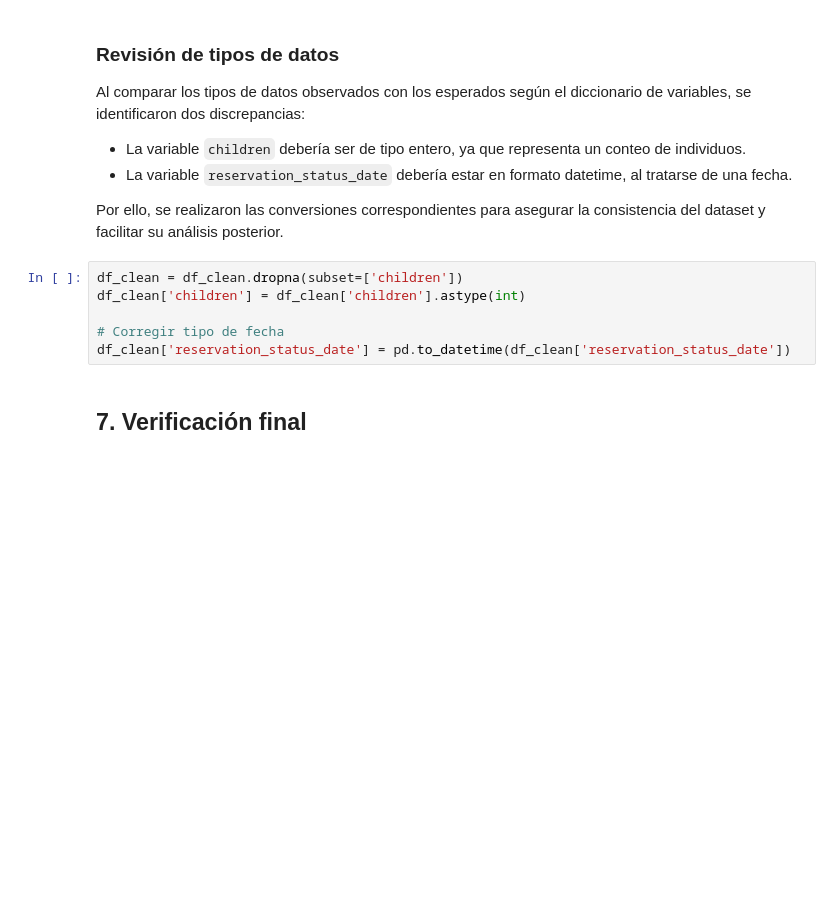
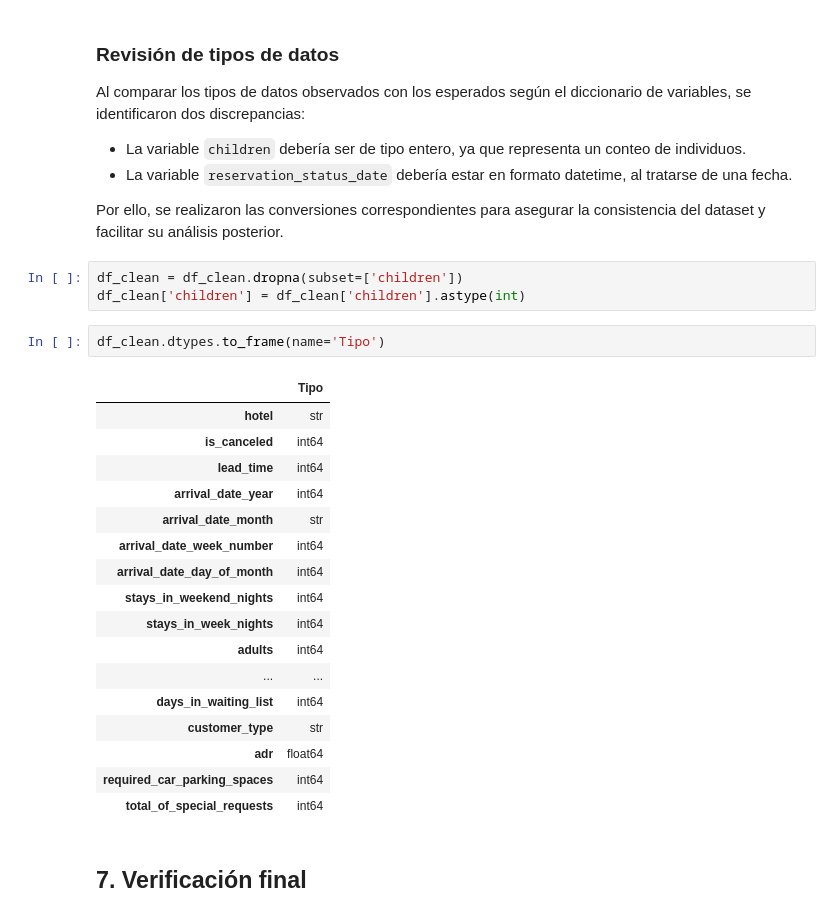
Before and after one commit to pucp-datanalytics/dp261-g2, a Jupyter notebook: notebooks/05_data_cleaning.ipynb, the cells around one changed output. Drawn from its saved outputs; the diff is of its cells as text; blank space fills up the shorter version.

```diff
--- a/notebooks/05_data_cleaning.ipynb
+++ b/notebooks/05_data_cleaning.ipynb
@@ -308,9 +317,26 @@ Por ello, se realizaron las conversiones correspondientes para asegurar la consi
 # %%
 df_clean = df_clean.dropna(subset=['children'])
 df_clean['children'] = df_clean['children'].astype(int)
-
-# Corregir tipo de fecha
-df_clean['reservation_status_date'] = pd.to_datetime(df_clean['reservation_status_date'])
+# %%
+df_clean.dtypes.to_frame(name='Tipo')
+# %% [output]
+|  | Tipo |
+| hotel | str |
+| is_canceled | int64 |
+| lead_time | int64 |
+| arrival_date_year | int64 |
+| arrival_date_month | str |
+| arrival_date_week_number | int64 |
+| arrival_date_day_of_month | int64 |
+| stays_in_weekend_nights | int64 |
+| stays_in_week_nights | int64 |
+| adults | int64 |
+| ... | ... |
+| days_in_waiting_list | int64 |
+| customer_type | str |
+| adr | float64 |
+| required_car_parking_spaces | int64 |
+| total_of_special_requests | int64 |
 # %% [markdown]
 ## 7. Verificación final
 # %%
```
Also changed, not shown: parts of 11 cells of this notebook, 19 other files.
